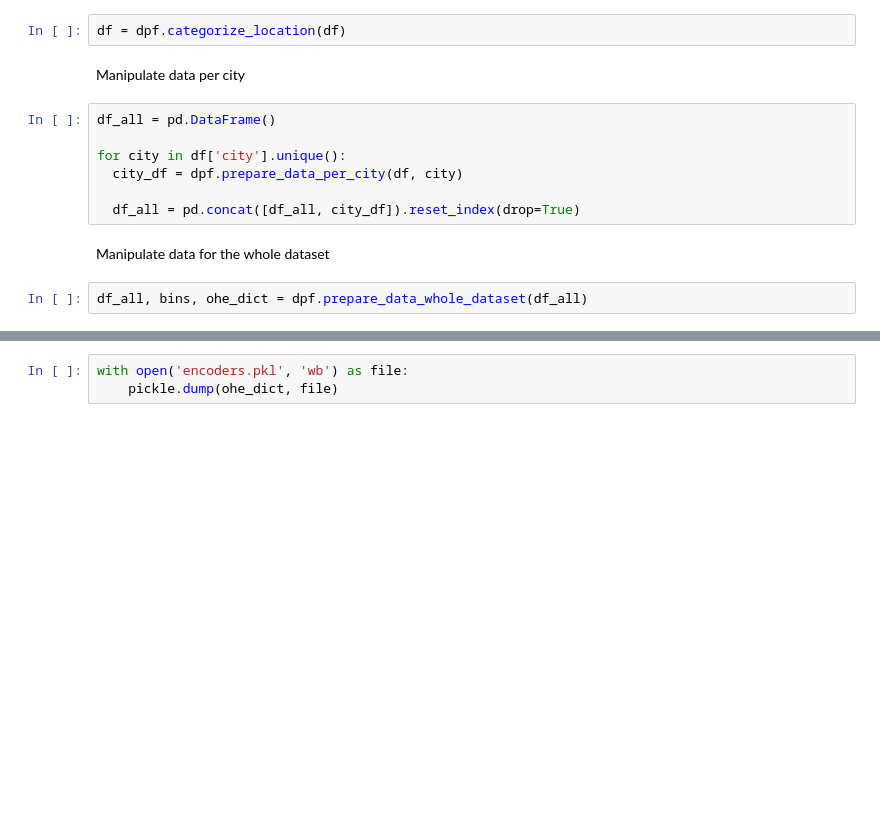
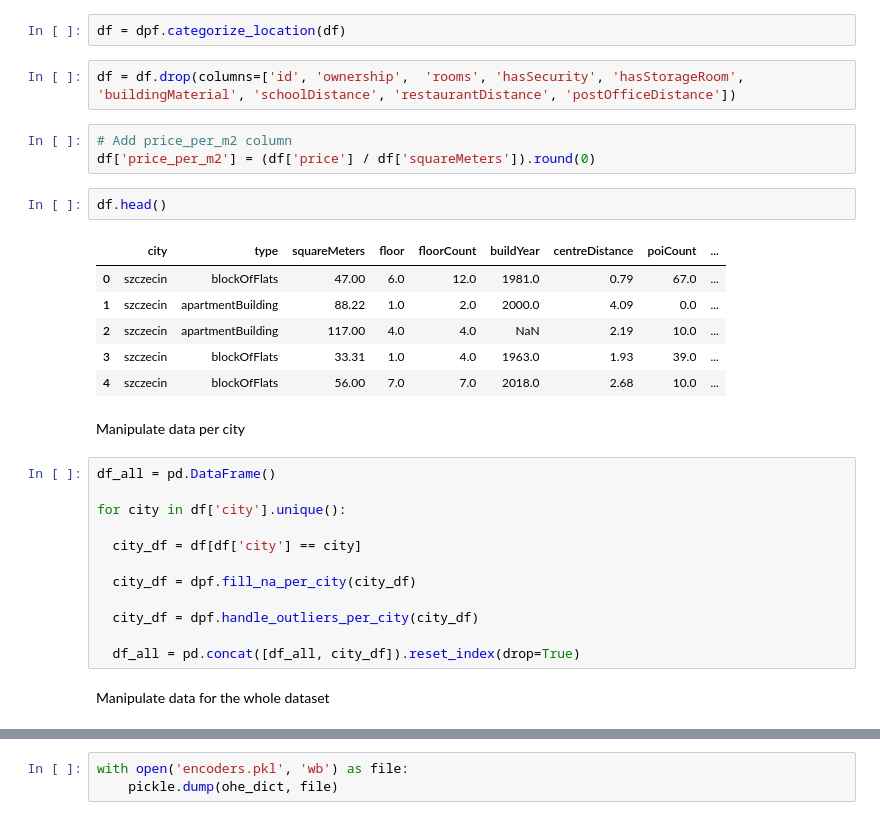
Before and after one commit to turekmagdalena/DataScienceProjects, a Jupyter notebook: Apartment_Prices_in_Poland/notebooks/create_model_for_all_cities.ipynb, the cells around one changed output, grey strips where cells are left out. Saved outputs shown, nothing was run; the diff lists cells and outputs as text; blank space fills up the shorter version.

Commit message:
Split data preparation functions

```diff
--- a/Apartment_Prices_in_Poland/notebooks/create_model_for_all_cities.ipynb
+++ b/Apartment_Prices_in_Poland/notebooks/create_model_for_all_cities.ipynb
@@ -47,16 +47,33 @@ memory usage: 4.6+ MB
 ### Prepare data
 # %%
 df = dpf.categorize_location(df)
+# %%
+df = df.drop(columns=['id', 'ownership',  'rooms', 'hasSecurity', 'hasStorageRoom', 'buildingMaterial', 'schoolDistance', 'restaurantDistance', 'postOfficeDistance'])
+# %%
+# Add price_per_m2 column
+df['price_per_m2'] = (df['price'] / df['squareMeters']).round(0)
+# %%
+df.head()
+# %% [output]
+|  | city | type | squareMeters | floor | floorCount | buildYear | centreDistance | poiCount | ... |
+| 0 | szczecin | blockOfFlats | 47.00 | 6.0 | 12.0 | 1981.0 | 0.79 | 67.0 | ... |
+| 1 | szczecin | apartmentBuilding | 88.22 | 1.0 | 2.0 | 2000.0 | 4.09 | 0.0 | ... |
+| 2 | szczecin | apartmentBuilding | 117.00 | 4.0 | 4.0 | NaN | 2.19 | 10.0 | ... |
+| 3 | szczecin | blockOfFlats | 33.31 | 1.0 | 4.0 | 1963.0 | 1.93 | 39.0 | ... |
+| 4 | szczecin | blockOfFlats | 56.00 | 7.0 | 7.0 | 2018.0 | 2.68 | 10.0 | ... |
 # %% [markdown]
 Manipulate data per city
 # %%
 df_all = pd.DataFrame()
 
 for city in df['city'].unique():
-  city_df = dpf.prepare_data_per_city(df, city)
+
+  city_df = df[df['city'] == city]
+
+  city_df = dpf.fill_na_per_city(city_df)
+
+  city_df = dpf.handle_outliers_per_city(city_df)
 
   df_all = pd.concat([df_all, city_df]).reset_index(drop=True)
 # %% [markdown]
 Manipulate data for the whole dataset
-# %%
-df_all, bins, ohe_dict = dpf.prepare_data_whole_dataset(df_all)
```
Also changed, not shown: parts of 5 cells of this notebook.
